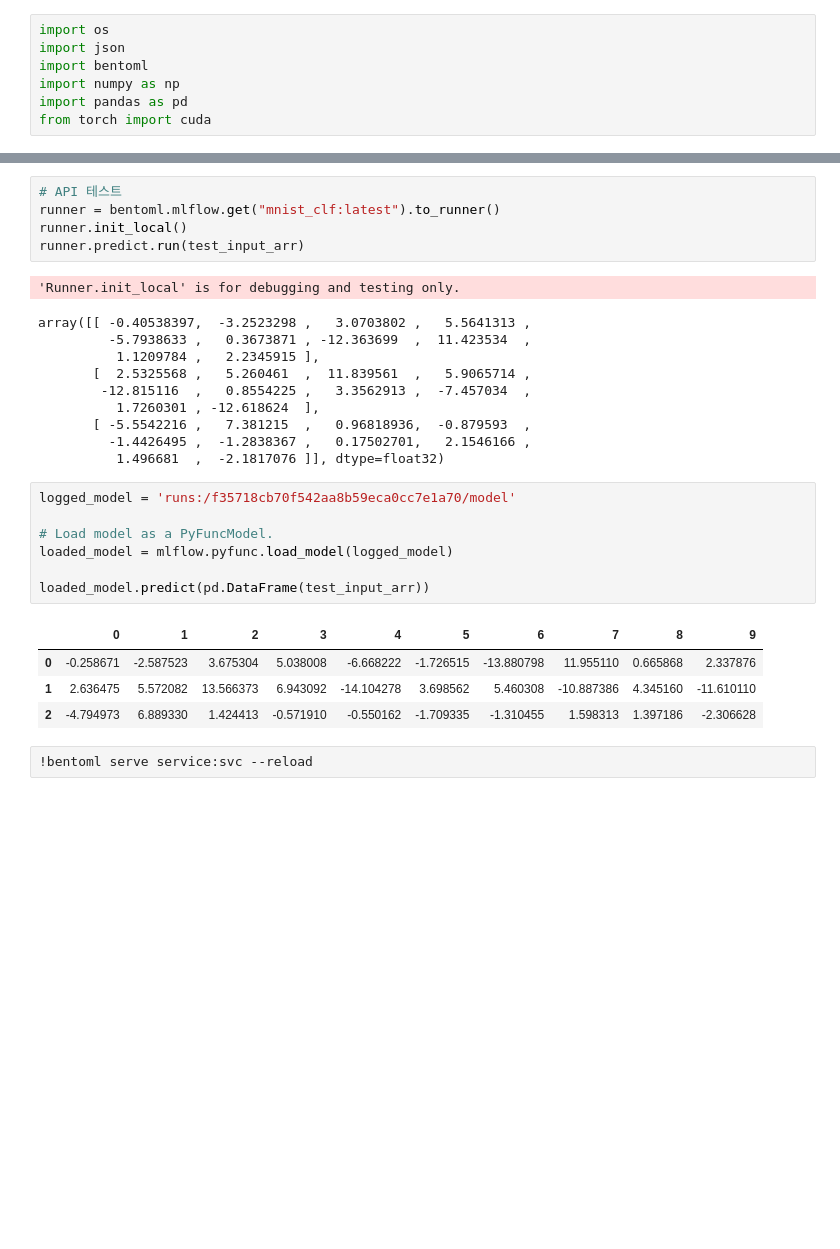
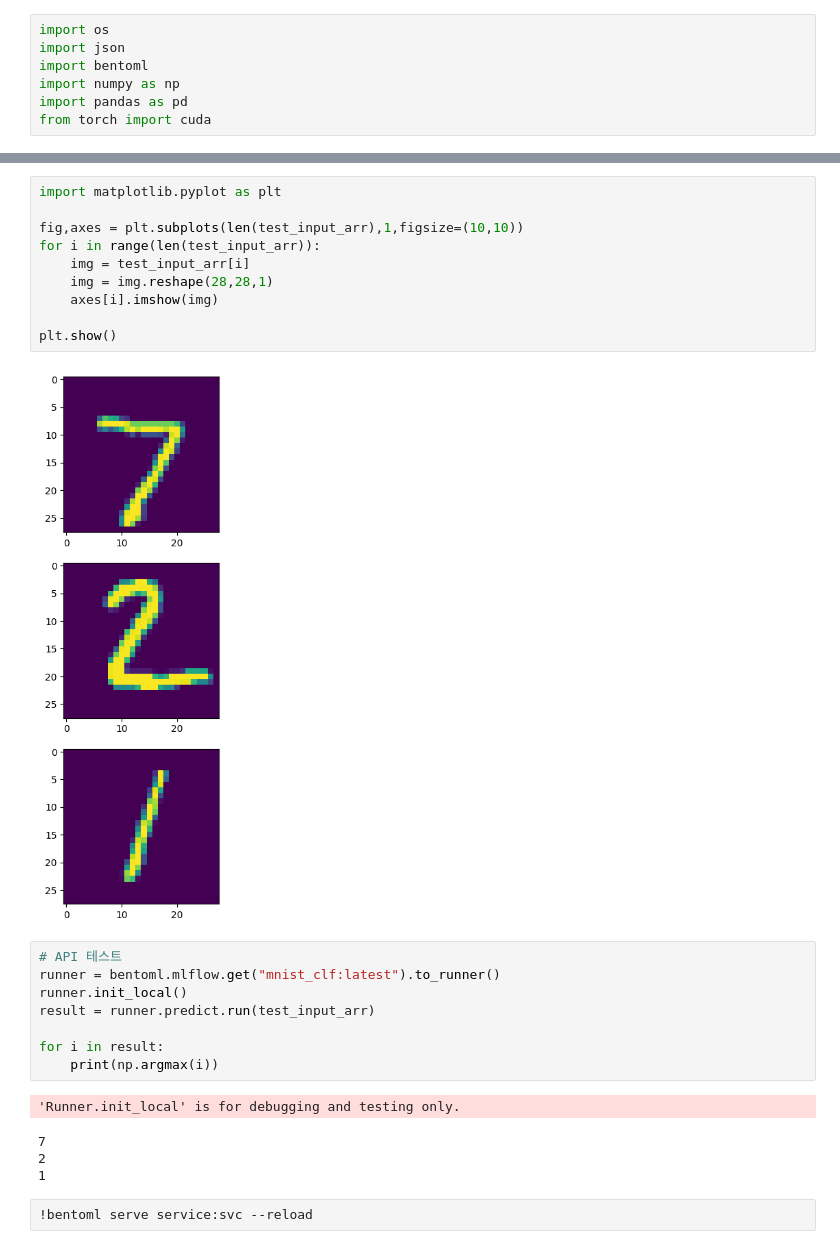
Before and after one commit to kimkihoon0515/mlflow_project_practice, a Jupyter notebook: mlflow.ipynb, the cells around one changed output, grey strips where cells are left out. Saved outputs shown, nothing was run; the diff lists cells and outputs as text; blank space fills up the shorter version.

Commit message:
mlflow code 변경

```diff
--- a/mlflow.ipynb
+++ b/mlflow.ipynb
@@ -192,31 +226,28 @@ with open('./test_input_arr.json', 'r') as f:
+# %%
+import matplotlib.pyplot as plt
+
+fig,axes = plt.subplots(len(test_input_arr),1,figsize=(10,10))
+for i in range(len(test_input_arr)):
+    img = test_input_arr[i]
+    img = img.reshape(28,28,1)
+    axes[i].imshow(img)
+
+plt.show()
+# %% [output]
+[figure, added]
 # %%
 # API 테스트
 runner = bentoml.mlflow.get("mnist_clf:latest").to_runner()
 runner.init_local()
-runner.predict.run(test_input_arr)
+result = runner.predict.run(test_input_arr)
+
+for i in result:
+    print(np.argmax(i))
 # %% [output]
 'Runner.init_local' is for debugging and testing only.
-array([[ -0.40538397,  -3.2523298 ,   3.0703802 ,   5.5641313 ,
-         -5.7938633 ,   0.3673871 , -12.363699  ,  11.423534  ,
-          1.1209784 ,   2.2345915 ],
-       [  2.5325568 ,   5.260461  ,  11.839561  ,   5.9065714 ,
-        -12.815116  ,   0.8554225 ,   3.3562913 ,  -7.457034  ,
-          1.7260301 , -12.618624  ],
-       [ -5.5542216 ,   7.381215  ,   0.96818936,  -0.879593  ,
-         -1.4426495 ,  -1.2838367 ,   0.17502701,   2.1546166 ,
-          1.496681  ,  -2.1817076 ]], dtype=float32)
+7
+2
+1
-# %%
-logged_model = 'runs:/f35718cb70f542aa8b59eca0cc7e1a70/model'
-
-# Load model as a PyFuncModel.
-loaded_model = mlflow.pyfunc.load_model(logged_model)
-
-loaded_model.predict(pd.DataFrame(test_input_arr))
-# %% [output]
-|  | 0 | 1 | 2 | 3 | 4 | 5 | 6 | 7 | 8 | 9 |
-| 0 | -0.258671 | -2.587523 | 3.675304 | 5.038008 | -6.668222 | -1.726515 | -13.880798 | 11.955110 | 0.665868 | 2.337876 |
-| 1 | 2.636475 | 5.572082 | 13.566373 | 6.943092 | -14.104278 | 3.698562 | 5.460308 | -10.887386 | 4.345160 | -11.610110 |
-| 2 | -4.794973 | 6.889330 | 1.424413 | -0.571910 | -0.550162 | -1.709335 | -1.310455 | 1.598313 | 1.397186 | -2.306628 |
 # %%
 !bentoml serve service:svc --reload
 # %% [output]
```
Also changed, not shown: parts of 6 cells of this notebook.
